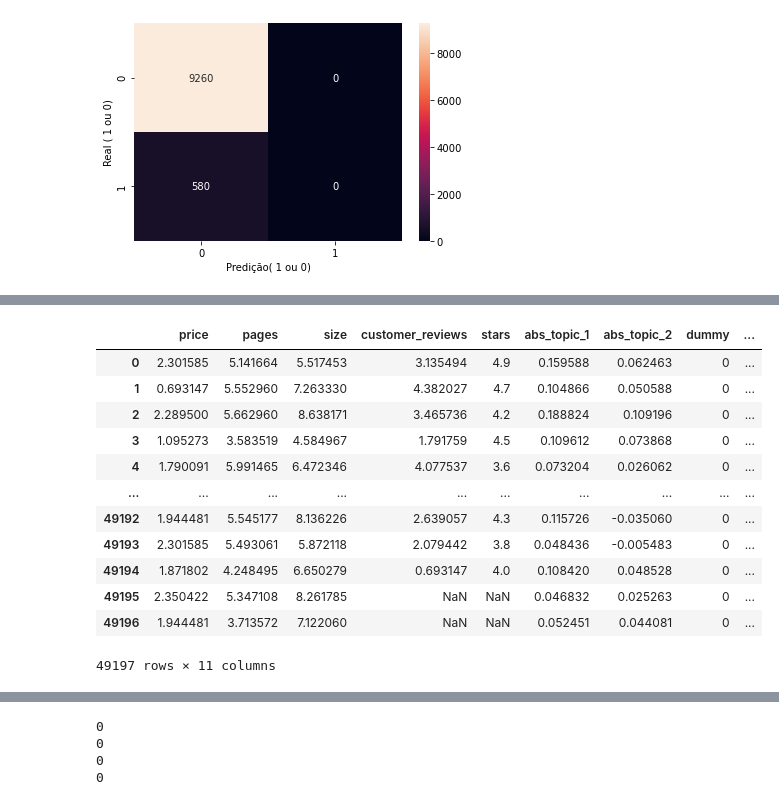
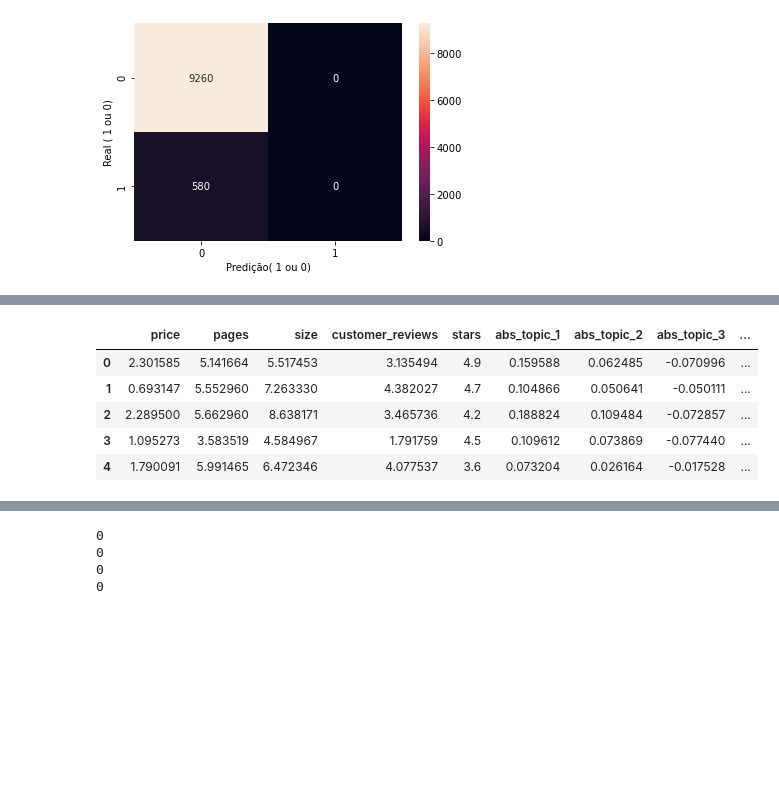
Before and after one commit to marcosemn/AmazonKindleBooks, a Jupyter notebook: AmazonKindleBooks.ipynb, the cells around one changed output, grey strips where cells are left out. Cells and saved outputs as stored; diff of their text form; code cells hidden in the pictures; blank space fills up the shorter version.

```diff
--- a/AmazonKindleBooks.ipynb
+++ b/AmazonKindleBooks.ipynb
@@ -367,0 +384,17 @@ df.head()
+# %%
+#filling the NANs with the median
+num_cols = ['price', 'pages', 'size', 'customer_reviews','stars']
+median = df[num_cols].median()
+df[num_cols]=df[num_cols].fillna(median)
+# %%
+#trying to work with text data. Column 'description' of my data frame
+#selecting the best n_components for the TSVD
+#Source: https://chrisalbon.com/machine_learning/feature_engineering/select_best_number_of_components_in_tsvd/
+from sklearn.preprocessing import StandardScaler
+from sklearn.decomposition import TruncatedSVD
+from scipy.sparse import csr_matrix
+X = StandardScaler().fit_transform(df)
+X_sparse = csr_matrix(X)
+tsvd = TruncatedSVD(n_components=X_sparse.shape[1]-1)
+X_tsvd = tsvd.fit(X)
+tsvd_var_ratios = tsvd.explained_variance_ratio_
@@ -368,8 +433,10 @@ df.head()
 # %%
+#reloading original data
+#fitting a SVD + TFIDF model with the best n_components
 from sklearn.feature_extraction.text import TfidfVectorizer
-from sklearn.decomposition import TruncatedSVD
+df = pd.read_csv(r"C:\Users\Dell\Downloads\BigML_Dataset.csv",encoding='latin')
 vectorizer = TfidfVectorizer(min_df=1,stop_words='english')
 words = vectorizer.fit_transform(df['description'])
-svd = TruncatedSVD(n_components = 2)
+svd = TruncatedSVD(n_components = select_n_components(tsvd_var_ratios, 0.95))
 lsa = svd.fit_transform(words)
 # %%
@@ -430,0 +471,14 @@ df.head()
+# %%
+#merging the encoded df with my main df
+df = pd.read_csv(r"C:\Users\Dell\Downloads\BigML_Dataset.csv",encoding='latin')
+top_encoded_df = pd.DataFrame(lsa,columns = ['abs_topic_1','abs_topic_2','abs_topic_3','abs_topic_4','abs_topic_5','abs_topic_6','abs_topic_7','abs_topic_8'])
+top_encoded_df['description']=df['description']
+df['abs_topic_1']=top_encoded_df['abs_topic_1']
+df['abs_topic_2']=top_encoded_df['abs_topic_2']
+df['abs_topic_3']=top_encoded_df['abs_topic_3']
+df['abs_topic_4']=top_encoded_df['abs_topic_4']
+df['abs_topic_5']=top_encoded_df['abs_topic_5']
+df['abs_topic_6']=top_encoded_df['abs_topic_6']
+df['abs_topic_7']=top_encoded_df['abs_topic_7']
+df['abs_topic_8']=top_encoded_df['abs_topic_8']
+df.head()
@@ -629,23 +692,16 @@ df
 # %%
 df['price']=np.log(df['price'])
 df['pages']=np.log(df['pages'])
 df['size']=np.log(df['size'])
 df['customer_reviews']=np.log(df['customer_reviews'])
-df
+df.head()
 # %% [output]
-|  | price | pages | size | customer_reviews | stars | abs_topic_1 | abs_topic_2 | dummy | ... |
-| 0 | 2.301585 | 5.141664 | 5.517453 | 3.135494 | 4.9 | 0.159588 | 0.062463 | 0 | ... |
-| 1 | 0.693147 | 5.552960 | 7.263330 | 4.382027 | 4.7 | 0.104866 | 0.050588 | 0 | ... |
-| 2 | 2.289500 | 5.662960 | 8.638171 | 3.465736 | 4.2 | 0.188824 | 0.109196 | 0 | ... |
-| 3 | 1.095273 | 3.583519 | 4.584967 | 1.791759 | 4.5 | 0.109612 | 0.073868 | 0 | ... |
-| 4 | 1.790091 | 5.991465 | 6.472346 | 4.077537 | 3.6 | 0.073204 | 0.026062 | 0 | ... |
-| ... | ... | ... | ... | ... | ... | ... | ... | ... | ... |
-| 49192 | 1.944481 | 5.545177 | 8.136226 | 2.639057 | 4.3 | 0.115726 | -0.035060 | 0 | ... |
-| 49193 | 2.301585 | 5.493061 | 5.872118 | 2.079442 | 3.8 | 0.048436 | -0.005483 | 0 | ... |
-| 49194 | 1.871802 | 4.248495 | 6.650279 | 0.693147 | 4.0 | 0.108420 | 0.048528 | 0 | ... |
-| 49195 | 2.350422 | 5.347108 | 8.261785 | NaN | NaN | 0.046832 | 0.025263 | 0 | ... |
-| 49196 | 1.944481 | 3.713572 | 7.122060 | NaN | NaN | 0.052451 | 0.044081 | 0 | ... |
+|  | price | pages | size | customer_reviews | stars | abs_topic_1 | abs_topic_2 | abs_topic_3 | ... |
+| 0 | 2.301585 | 5.141664 | 5.517453 | 3.135494 | 4.9 | 0.159588 | 0.062485 | -0.070996 | ... |
+| 1 | 0.693147 | 5.552960 | 7.263330 | 4.382027 | 4.7 | 0.104866 | 0.050641 | -0.050111 | ... |
+| 2 | 2.289500 | 5.662960 | 8.638171 | 3.465736 | 4.2 | 0.188824 | 0.109484 | -0.072857 | ... |
+| 3 | 1.095273 | 3.583519 | 4.584967 | 1.791759 | 4.5 | 0.109612 | 0.073869 | -0.077440 | ... |
+| 4 | 1.790091 | 5.991465 | 6.472346 | 4.077537 | 3.6 | 0.073204 | 0.026164 | -0.017528 | ... |
-49197 rows × 11 columns
 # %%
 df1 = df.sort_values(by='customer_reviews', ascending=False)
 df1
```
Also changed, not shown: parts of 53 cells of this notebook.
